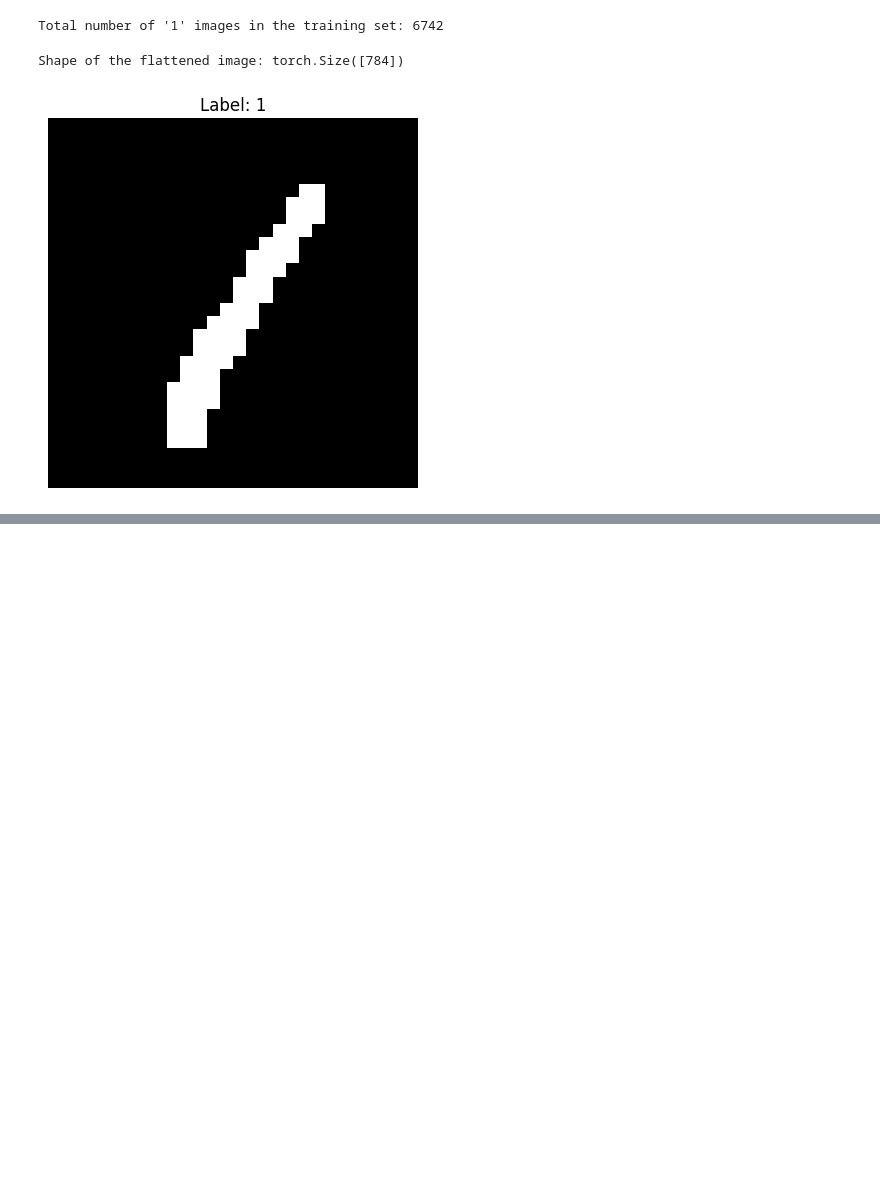
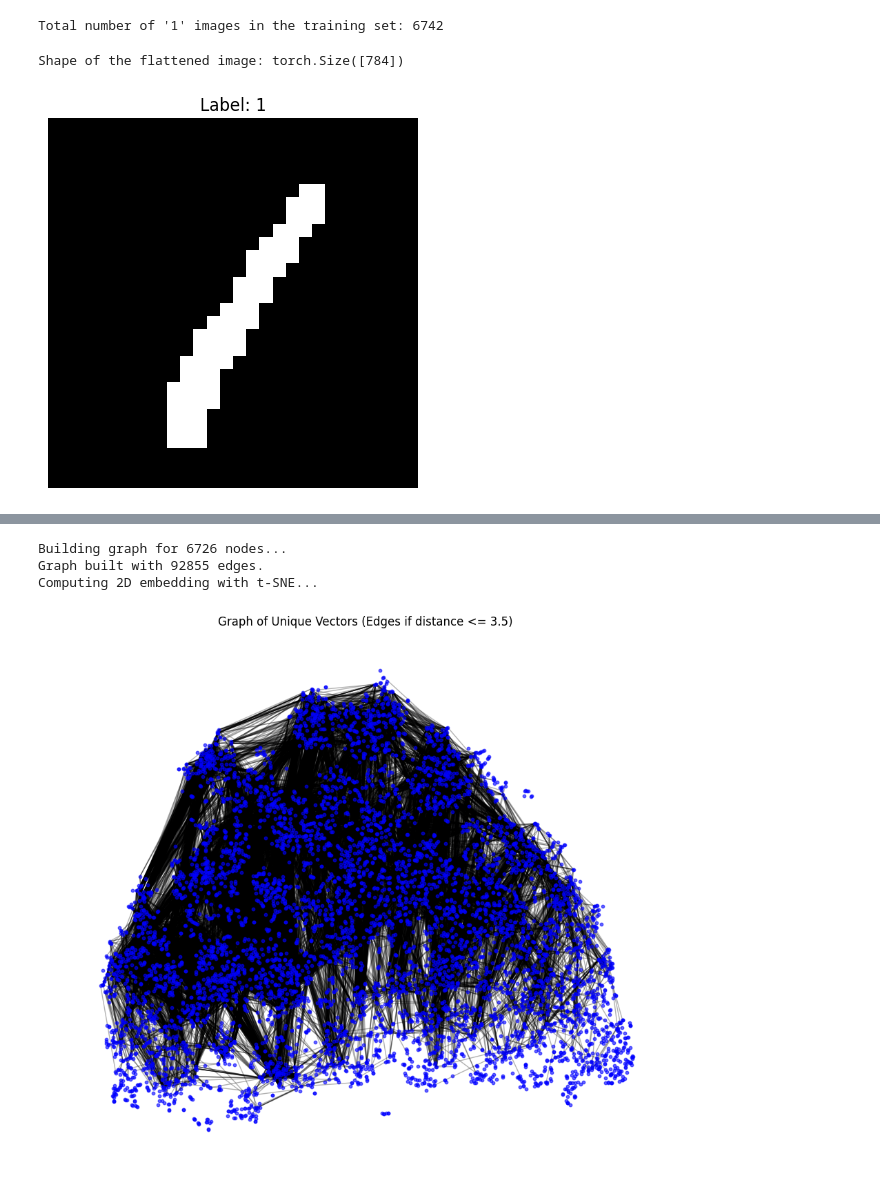
Before and after one commit to Antel0pe/NeuronsFiringTogetherWireTogether, a Jupyter notebook: SpaceOfMNIST_1.ipynb, the cells around one changed output, grey strips where cells are left out. Drawn from its saved outputs; the diff is of its cells as text; code cells hidden in the pictures; blank space fills up the shorter version.

```diff
--- a/SpaceOfMNIST_1.ipynb
+++ b/SpaceOfMNIST_1.ipynb
@@ -143,0 +282,65 @@ Minimum Euclidean distance: tensor(2.)
+# %%
+import numpy as np
+import torch
+import matplotlib.pyplot as plt
+from sklearn.neighbors import NearestNeighbors
+from sklearn.manifold import TSNE
+import networkx as nx
+
+def visualize_threshold_graph(unique_vectors, distance_threshold):
+    """
+    Builds and visualizes a graph where each unique vector is a node and an edge is added
+    between nodes if their Euclidean distance is <= distance_threshold.
+
+    The visualization uses t-SNE to embed the nodes into 2D (to mimic a Kepler Mapper style).
+
+    Args:
+        unique_vectors (torch.Tensor or np.array): Array/tensor of shape (n, 784) containing unique images.
+        distance_threshold (float): Maximum Euclidean distance for adding an edge between two nodes.
+    """
+    # Convert tensor to numpy array if necessary.
+    if hasattr(unique_vectors, 'cpu'):
+        X = unique_vectors.cpu().numpy()
+    else:
+        X = unique_vectors
+
+    n = X.shape[0]
+    print(f"Building graph for {n} nodes...")
+
+    # Use NearestNeighbors to find all pairs within the distance threshold
+    nbrs = NearestNeighbors(radius=distance_threshold, algorithm='ball_tree').fit(X)
+    # indices[i] is an array of indices of neighbors for node i (including itself)
+    distances, indices = nbrs.radius_neighbors(X)
+
+    # Create an undirected graph and add nodes
+    G = nx.Graph()
+    G.add_nodes_from(range(n))
+
+    # Add edges: For each node, add an edge to every neighbor with index > current node (to avoid duplicates)
+    for i, neigh in enumerate(indices):
+        for j in neigh:
+            if i < j:
+                G.add_edge(i, j)
+    print(f"Graph built with {G.number_of_edges()} edges.")
+
+    # Compute a 2D embedding for visualization using t-SNE.
+    print("Computing 2D embedding with t-SNE...")
+    X_reduced = TSNE(n_components=2, random_state=42).fit_transform(X)
+    pos = {i: X_reduced[i] for i in range(n)}
+
+    # Plot the graph
+    plt.figure(figsize=(12, 10))
+    nx.draw_networkx_nodes(G, pos, node_size=10, node_color='blue', alpha=0.6)
+    nx.draw_networkx_edges(G, pos, alpha=0.3)
+    plt.title(f"Graph of Unique Vectors (Edges if distance <= {distance_threshold})")
+    plt.axis('off')
+    plt.show()
+
+    return G
+
+G = visualize_threshold_graph(unique_vectors, distance_threshold=3.5)
+# %% [output]
+Building graph for 6726 nodes...
+Graph built with 92855 edges.
+Computing 2D embedding with t-SNE...
+[figure, added]
```
Also changed, not shown: parts of 15 cells of this notebook, 1 other file.
